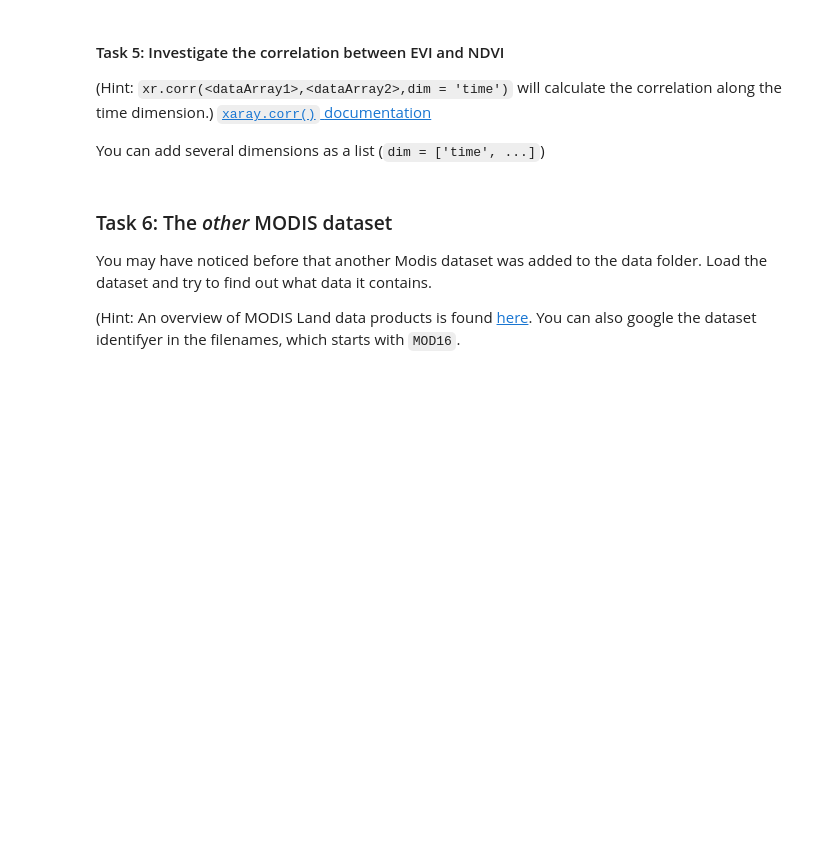
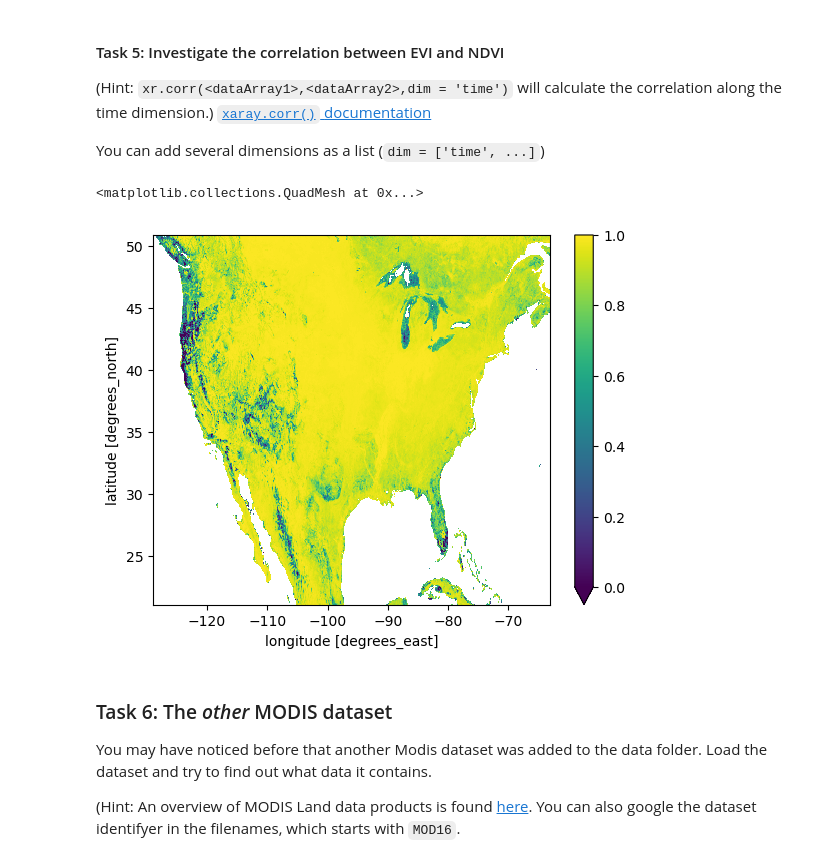
Before and after one commit to Kay-berg/ISAT420_Code, a Jupyter notebook: W7_SatelliteData/code/ModisVegetationIndex_Continued.ipynb, the cells around one changed output. Drawn from its saved outputs; the diff is of its cells as text; code cells hidden in the pictures; blank space fills up the shorter version.

```diff
--- a/W7_SatelliteData/code/ModisVegetationIndex_Continued.ipynb
+++ b/W7_SatelliteData/code/ModisVegetationIndex_Continued.ipynb
@@ -97,2 +156,4 @@ The coefficients adopted in the MODIS-EVI algorithm are: L=1, C1 = 6, C2 = 7.5,
+# %%
+NDVI = ds['_1_km_monthly_NDVI']
 # %% [markdown]
 #### Task 4.2: Compare your calculated EVI to the MODIS EVI product
@@ -103,6 +170,11 @@ The coefficients adopted in the MODIS-EVI algorithm are: L=1, C1 = 6, C2 = 7.5,
 [`xaray.corr()` documentation](https://docs.xarray.dev/en/stable/generated/xarray.corr.html)
 
 You can add several dimensions as a list (`dim = ['time', ...]`)
+# %%
+xr.corr(EVI,NDVI,dim ='time').plot(vmin=0)
+# %% [output]
+<matplotlib.collections.QuadMesh at 0x...>
+[figure, added]
 # %% [markdown]
 ### Task 6: The _other_ MODIS dataset
 
```
Also changed, not shown: parts of 8 cells of this notebook, 1 other file.
